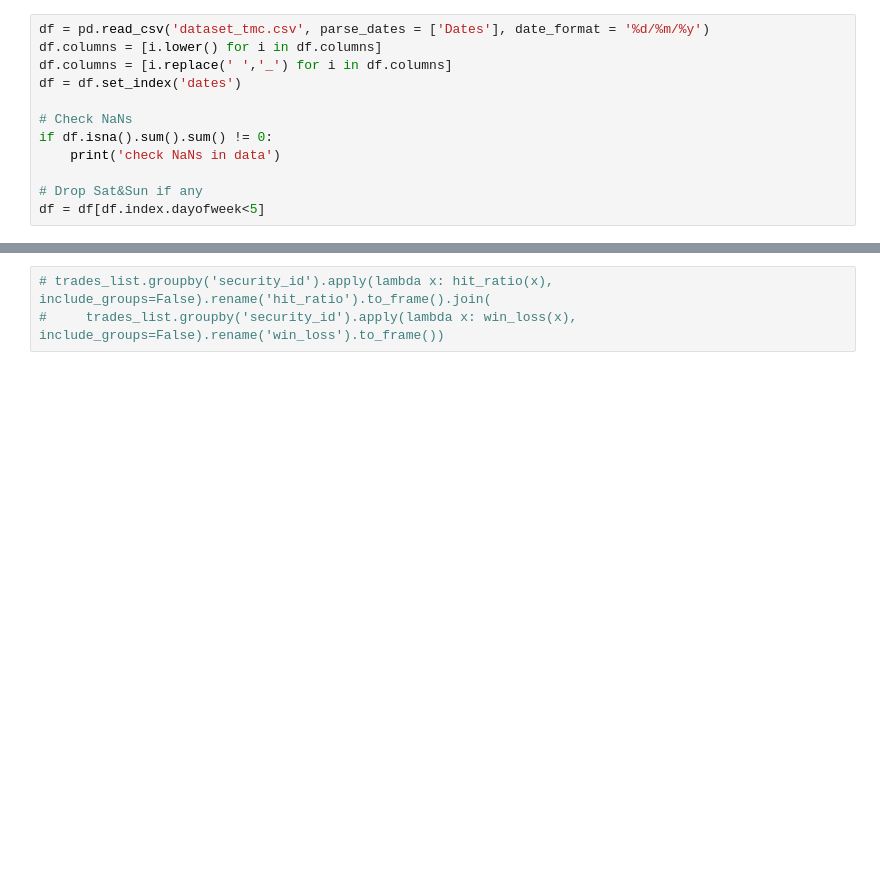
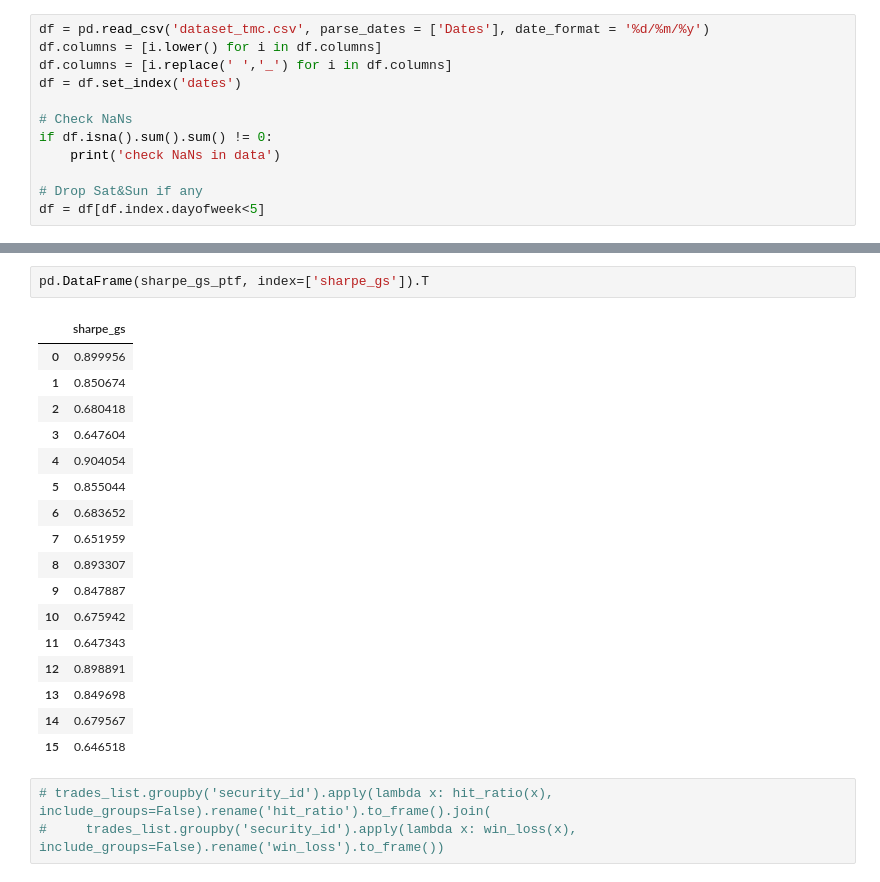
Before and after one commit to vcnzbrgd/Mean-Reverting-Strategy-and-Trades-Optimal-Sizing, a Jupyter notebook: mean_reverting_strategy.ipynb, the cells around one changed output, grey strips where cells are left out. Saved outputs shown, nothing was run; the diff lists cells and outputs as text; blank space fills up the shorter version.

```diff
--- a/mean_reverting_strategy.ipynb
+++ b/mean_reverting_strategy.ipynb
@@ -152,3 +257,23 @@ trades_list['exit_condition'] = trades_list['exit_condition'].mask(
+# %%
+pd.DataFrame(sharpe_gs_ptf, index=['sharpe_gs']).T
+# %% [output]
+|  | sharpe_gs |
+| 0 | 0.899956 |
+| 1 | 0.850674 |
+| 2 | 0.680418 |
+| 3 | 0.647604 |
+| 4 | 0.904054 |
+| 5 | 0.855044 |
+| 6 | 0.683652 |
+| 7 | 0.651959 |
+| 8 | 0.893307 |
+| 9 | 0.847887 |
+| 10 | 0.675942 |
+| 11 | 0.647343 |
+| 12 | 0.898891 |
+| 13 | 0.849698 |
+| 14 | 0.679567 |
+| 15 | 0.646518 |
 # %%
 # trades_list.groupby('security_id').apply(lambda x: hit_ratio(x), include_groups=False).rename('hit_ratio').to_frame().join(
 #     trades_list.groupby('security_id').apply(lambda x: win_loss(x), include_groups=False).rename('win_loss').to_frame())
```
Also changed, not shown: parts of 15 cells of this notebook.
